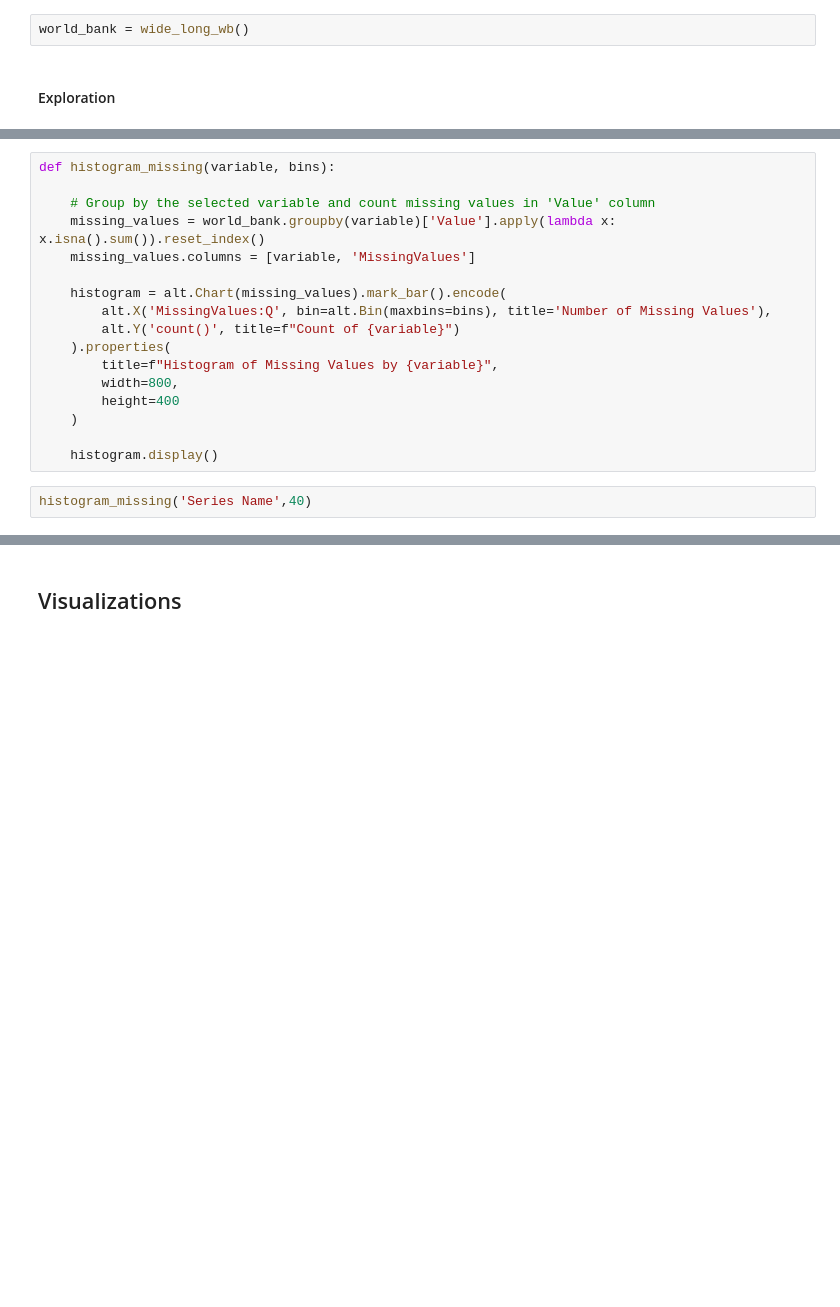
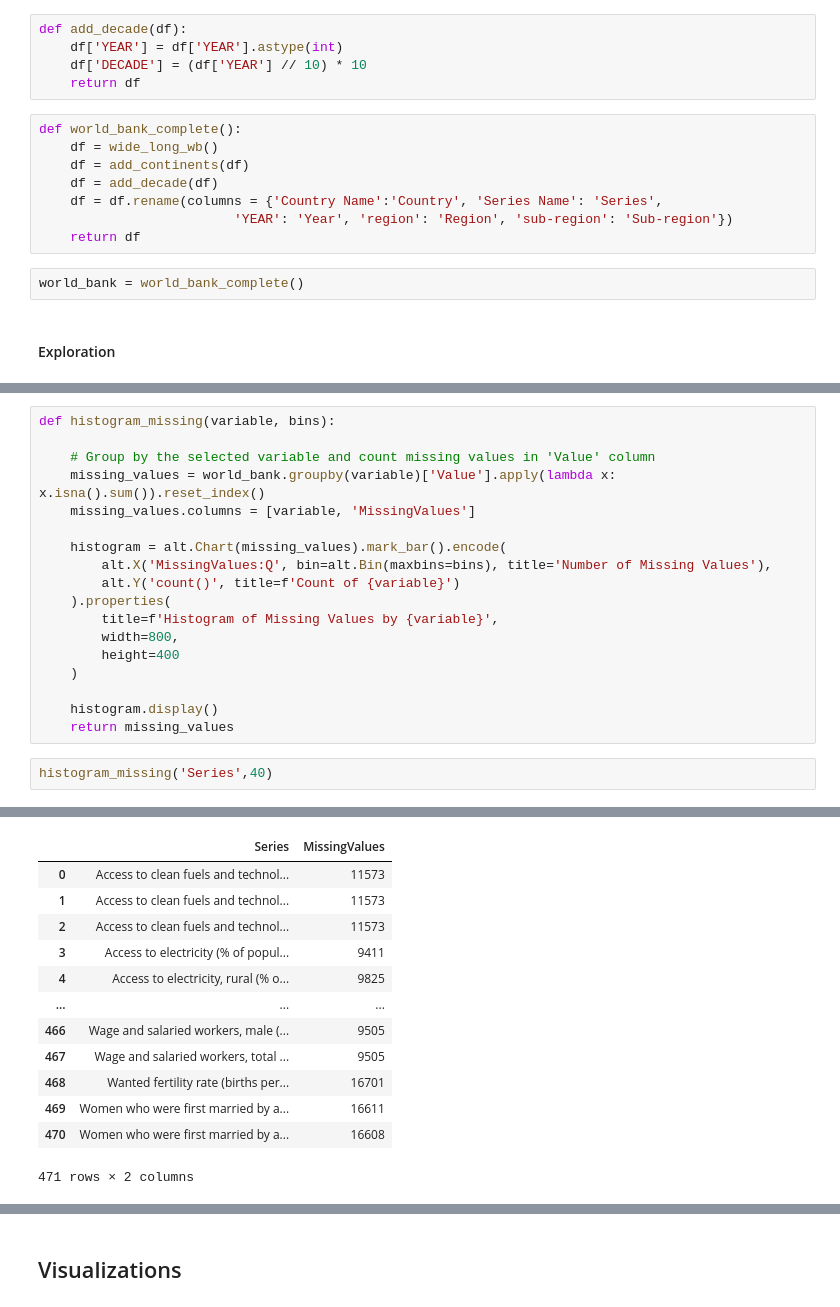
Before and after one commit to paula-cadena/CAPP30239-SP, a Jupyter notebook: scratch/exploration-draft.ipynb, the cells around one changed output, grey strips where cells are left out. Cells and saved outputs as stored; diff of their text form; blank space fills up the shorter version.

```diff
--- a/scratch/exploration-draft.ipynb
+++ b/scratch/exploration-draft.ipynb
@@ -61,5 +78,18 @@ def wide_long_wb():
+# %%
+def add_decade(df):
+    df['YEAR'] = df['YEAR'].astype(int)
+    df['DECADE'] = (df['YEAR'] // 10) * 10
+    return df
+# %%
+def world_bank_complete():
+    df = wide_long_wb()
+    df = add_continents(df)
+    df = add_decade(df)
+    df = df.rename(columns = {'Country Name':'Country', 'Series Name': 'Series',
+                         'YEAR': 'Year', 'region': 'Region', 'sub-region': 'Sub-region'})
+    return df
 # %%
-world_bank = wide_long_wb()
+world_bank = world_bank_complete()
 # %% [markdown]
 #### Exploration
 # %%
@@ -87,16 +141,30 @@ def histogram_missing(variable, bins):
 
     histogram = alt.Chart(missing_values).mark_bar().encode(
         alt.X('MissingValues:Q', bin=alt.Bin(maxbins=bins), title='Number of Missing Values'),
-        alt.Y('count()', title=f"Count of {variable}")
+        alt.Y('count()', title=f'Count of {variable}')
     ).properties(
-        title=f"Histogram of Missing Values by {variable}",
+        title=f'Histogram of Missing Values by {variable}',
         width=800,
         height=400
     )
 
     histogram.display()
+    return missing_values
 # %%
-histogram_missing('Series Name',40)
+histogram_missing('Series',40)
 # %% [output]
 [interactive output not drawn]
+|  | Series | MissingValues |
+| 0 | Access to clean fuels and technol... | 11573 |
+| 1 | Access to clean fuels and technol... | 11573 |
+| 2 | Access to clean fuels and technol... | 11573 |
+| 3 | Access to electricity (% of popul... | 9411 |
+| 4 | Access to electricity, rural (% o... | 9825 |
+| ... | ... | ... |
+| 466 | Wage and salaried workers, male (... | 9505 |
+| 467 | Wage and salaried workers, total ... | 9505 |
+| 468 | Wanted fertility rate (births per... | 16701 |
+| 469 | Women who were first married by a... | 16611 |
+| 470 | Women who were first married by a... | 16608 |
+471 rows × 2 columns
 # %%
```
Also changed, not shown: parts of 20 cells of this notebook.
